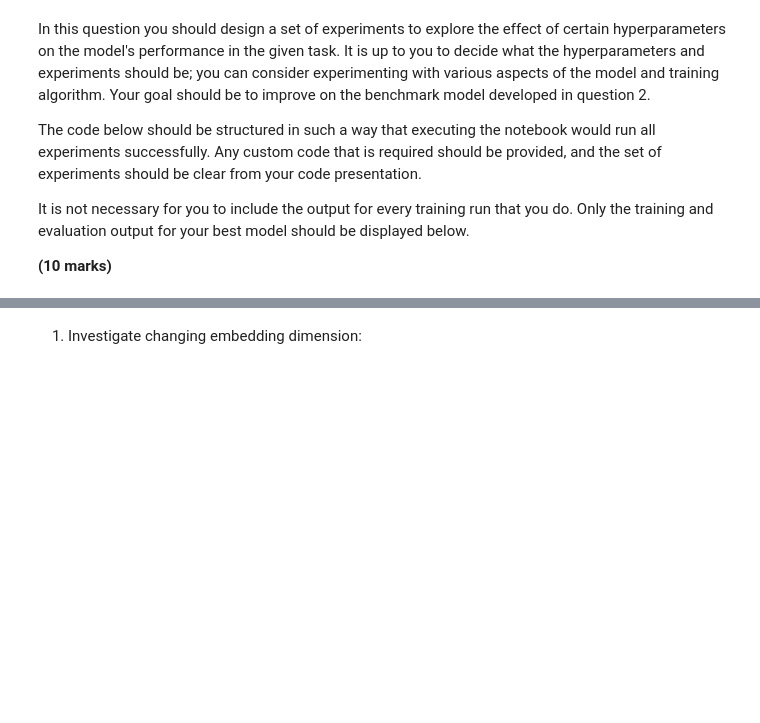
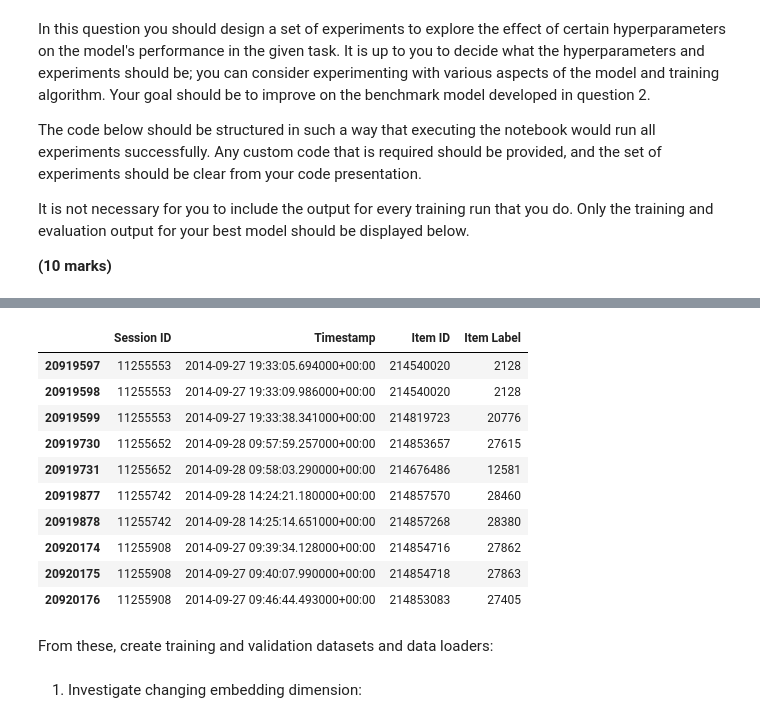
Before and after one commit to Gautam-Chauhan/deep_learning_cw1, a Jupyter notebook: cw1_02200568.ipynb, the cells around one changed output, grey strips where cells are left out. Drawn from its saved outputs; the diff is of its cells as text; code cells hidden in the pictures; blank space fills up the shorter version.

```diff
--- a/cw1_02200568.ipynb
+++ b/cw1_02200568.ipynb
@@ -696,0 +738,6 @@ Repeatedly training the model on the full training set would be too time consumi
+# %%
+# Get unique item IDs from training set
+item_ids = training_set["Item ID"].unique()
+
+# Filter test set to keep only rows with item IDs in training set
+validation_set = validation_set[validation_set["Item ID"].isin(item_ids)]
@@ -696,0 +746,10 @@ Repeatedly training the model on the full training set would be too time consumi
+# %%
+# Get the number of clicks for each unique session
+count = validation_set["Session ID"].groupby(validation_set["Session ID"]).count()
+
+# Get only the sessions with numbers of clicks between 2 and 10 (inclusive)
+counts_in_range = count[(count>=2) & (count<=10)]
+sessions_in_range = counts_in_range.index.tolist()
+
+# Filter the training set to include only those sessions
+validation_set = validation_set[validation_set["Session ID"].isin(sessions_in_range)]
@@ -696,0 +832,16 @@ Repeatedly training the model on the full training set would be too time consumi
+# %%
+validation_set.head(10)
+# %% [output]
+|  | Session ID | Timestamp | Item ID | Item Label |
+| 20919597 | 11255553 | 2014-09-27 19:33:05.694000+00:00 | 214540020 | 2128 |
+| 20919598 | 11255553 | 2014-09-27 19:33:09.986000+00:00 | 214540020 | 2128 |
+| 20919599 | 11255553 | 2014-09-27 19:33:38.341000+00:00 | 214819723 | 20776 |
+| 20919730 | 11255652 | 2014-09-28 09:57:59.257000+00:00 | 214853657 | 27615 |
+| 20919731 | 11255652 | 2014-09-28 09:58:03.290000+00:00 | 214676486 | 12581 |
+| 20919877 | 11255742 | 2014-09-28 14:24:21.180000+00:00 | 214857570 | 28460 |
+| 20919878 | 11255742 | 2014-09-28 14:25:14.651000+00:00 | 214857268 | 28380 |
+| 20920174 | 11255908 | 2014-09-27 09:39:34.128000+00:00 | 214854716 | 27862 |
+| 20920175 | 11255908 | 2014-09-27 09:40:07.990000+00:00 | 214854718 | 27863 |
+| 20920176 | 11255908 | 2014-09-27 09:46:44.493000+00:00 | 214853083 | 27405 |
+# %% [markdown]
+From these, create training and validation datasets and data loaders:
```
Also changed, not shown: parts of 28 cells of this notebook.
